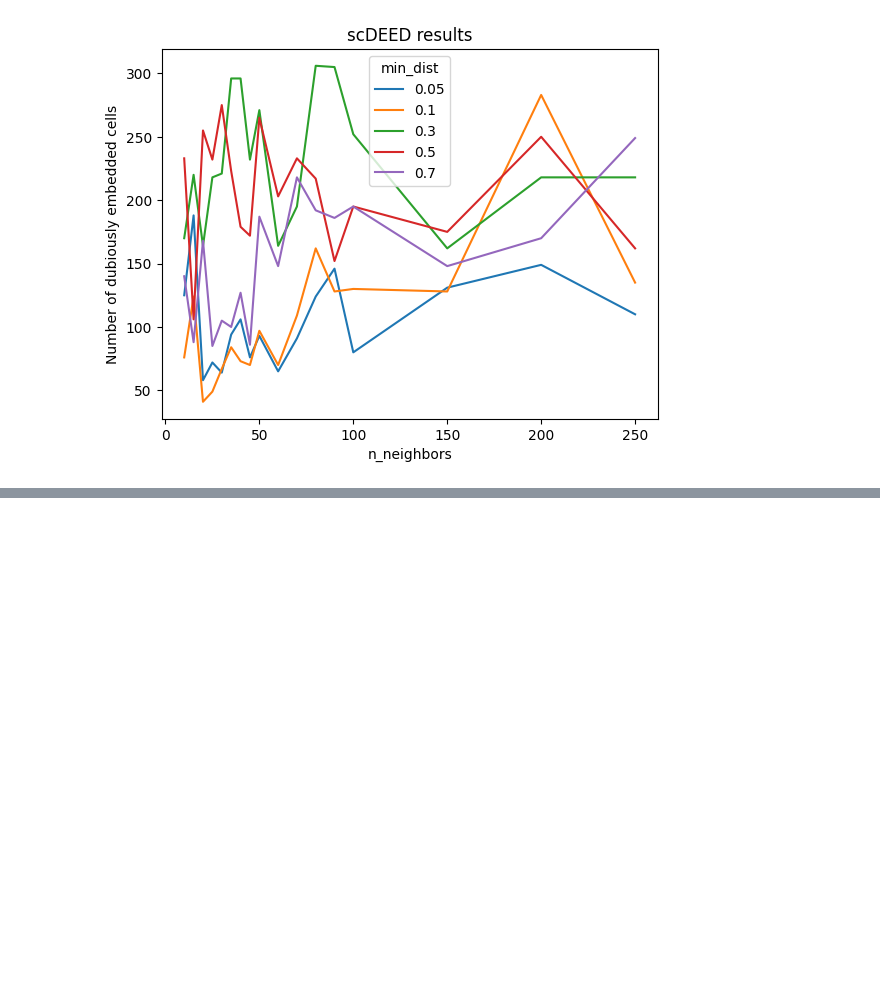
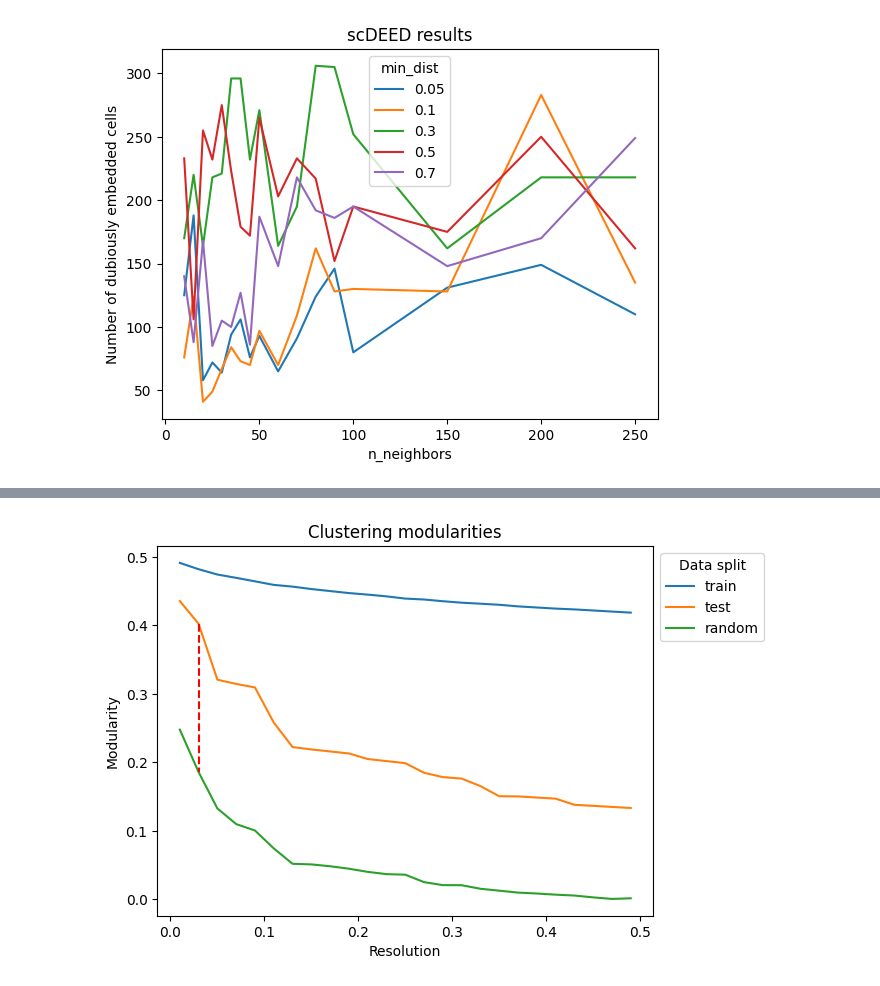
Before and after one commit to sfohr/msc_thesis, a Jupyter notebook: application/analysis/S3_NMD_vs_PCA_raw_counts.ipynb, the cells around one changed output, grey strips where cells are left out. Drawn from its saved outputs; the diff is of its cells as text; code cells hidden in the pictures; blank space fills up the shorter version.

Commit message:
clustering partial

```diff
--- a/application/analysis/S3_NMD_vs_PCA_raw_counts.ipynb
+++ b/application/analysis/S3_NMD_vs_PCA_raw_counts.ipynb
@@ -683,0 +1017,7 @@ plt.show()
+# %%
+importlib.reload(co)
+mod_df, mod_df_wide, res_opt = co.find_optimal_clustering_resolution(
+    data_train, data_test, resolutions, res_key="NMD_leiden_res", neighbors_key="NMD"
+)
+
+print(f"Optimal resolution {res_opt}")
@@ -683,0 +1042,24 @@ plt.show()
+# %%
+fig, ax = plt.subplots()
+sns.lineplot(data=mod_df, x="resolution", y="score", hue="type")
+ax.set(title="Clustering modularities", xlabel="Resolution", ylabel="Modularity")
+
+ax.plot(
+    [res_opt, res_opt],
+    [
+        mod_df[(mod_df["resolution"] == res_opt) & (mod_df["type"] == "test")]["score"],
+        mod_df[(mod_df["resolution"] == res_opt) & (mod_df["type"] == "random")][
+            "score"
+        ],
+    ],
+    linestyle="dashed",
+    color="red",
+)
+
+sns.move_legend(ax, "upper left", bbox_to_anchor=(1, 1))
+ax.legend_.set_title("Data split")
+
+plt.savefig(f"{figure_path}/modularities_plot_nmd_NMDCluster.svg", format="svg")
+plt.show()
+# %% [output]
+[figure, added]
```
Also changed, not shown: parts of 44 cells of this notebook, 2 other files.
